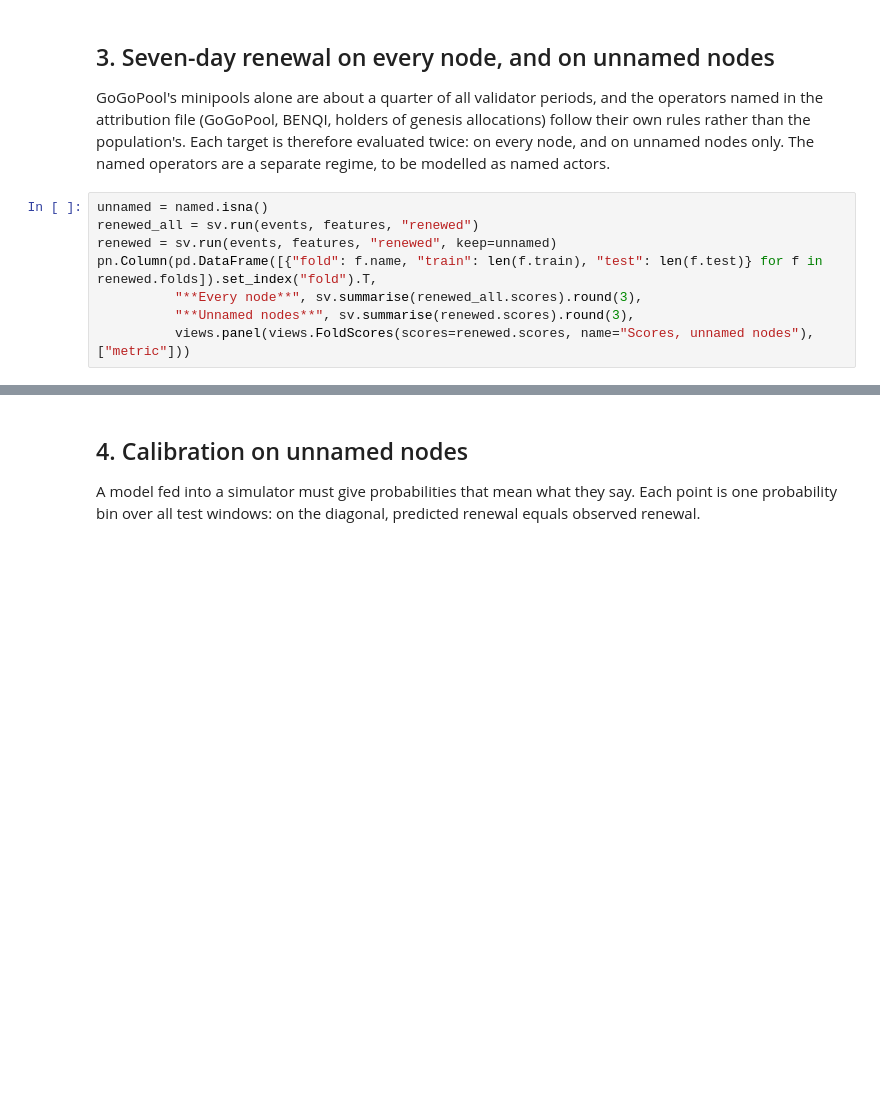
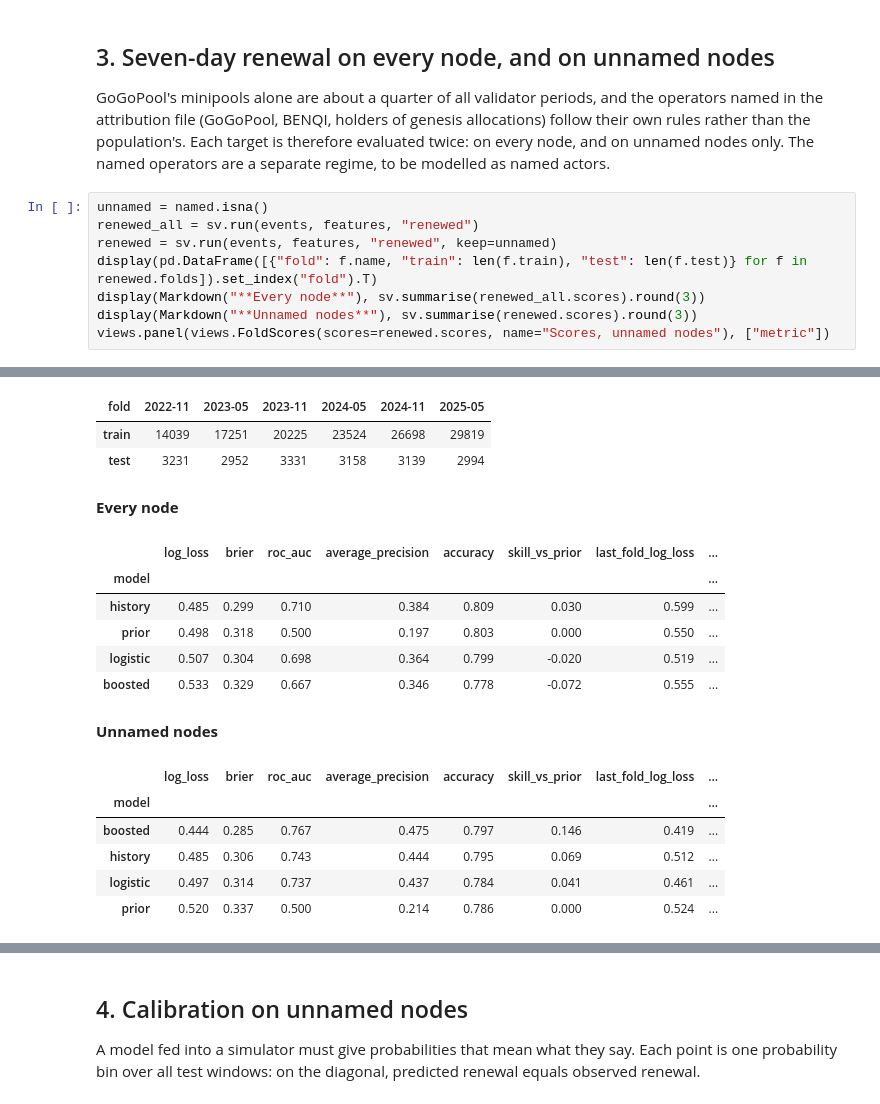
Before and after one commit to bonding-curves/avalanche-phase-ii-research, a Jupyter notebook: notebooks/behaviour-supervised.ipynb, the cells around one changed output, grey strips where cells are left out. Cells and saved outputs as stored; diff of their text form; blank space fills up the shorter version.

```diff
--- a/notebooks/behaviour-supervised.ipynb
+++ b/notebooks/behaviour-supervised.ipynb
@@ -104,8 +105,8 @@ GoGoPool's minipools alone are about a quarter of all validator periods, and the
 unnamed = named.isna()
 renewed_all = sv.run(events, features, "renewed")
 renewed = sv.run(events, features, "renewed", keep=unnamed)
-pn.Column(pd.DataFrame([{"fold": f.name, "train": len(f.train), "test": len(f.test)} for f in renewed.folds]).set_index("fold").T,
-          "**Every node**", sv.summarise(renewed_all.scores).round(3),
-          "**Unnamed nodes**", sv.summarise(renewed.scores).round(3),
-          views.panel(views.FoldScores(scores=renewed.scores, name="Scores, unnamed nodes"), ["metric"]))
+display(pd.DataFrame([{"fold": f.name, "train": len(f.train), "test": len(f.test)} for f in renewed.folds]).set_index("fold").T)
+display(Markdown("**Every node**"), sv.summarise(renewed_all.scores).round(3))
+display(Markdown("**Unnamed nodes**"), sv.summarise(renewed.scores).round(3))
+views.panel(views.FoldScores(scores=renewed.scores, name="Scores, unnamed nodes"), ["metric"])
 # %% [output]
@@ -113,3 +113,20 @@ WARNING:param.main: markers option not found for line plot with bokeh; similar o
+| fold | 2022-11 | 2023-05 | 2023-11 | 2024-05 | 2024-11 | 2025-05 |
+| train | 14039 | 17251 | 20225 | 23524 | 26698 | 29819 |
+| test | 3231 | 2952 | 3331 | 3158 | 3139 | 2994 |
+**Every node**
+|  | log_loss | brier | roc_auc | average_precision | accuracy | skill_vs_prior | last_fold_log_loss | ... |
+| model |  |  |  |  |  |  |  | ... |
+| history | 0.485 | 0.299 | 0.710 | 0.384 | 0.809 | 0.030 | 0.599 | ... |
+| prior | 0.498 | 0.318 | 0.500 | 0.197 | 0.803 | 0.000 | 0.550 | ... |
+| logistic | 0.507 | 0.304 | 0.698 | 0.364 | 0.799 | -0.020 | 0.519 | ... |
+| boosted | 0.533 | 0.329 | 0.667 | 0.346 | 0.778 | -0.072 | 0.555 | ... |
+**Unnamed nodes**
+|  | log_loss | brier | roc_auc | average_precision | accuracy | skill_vs_prior | last_fold_log_loss | ... |
+| model |  |  |  |  |  |  |  | ... |
+| boosted | 0.444 | 0.285 | 0.767 | 0.475 | 0.797 | 0.146 | 0.419 | ... |
+| history | 0.485 | 0.306 | 0.743 | 0.444 | 0.795 | 0.069 | 0.512 | ... |
+| logistic | 0.497 | 0.314 | 0.737 | 0.437 | 0.784 | 0.041 | 0.461 | ... |
+| prior | 0.520 | 0.337 | 0.500 | 0.214 | 0.786 | 0.000 | 0.524 | ... |
 [interactive output not drawn]
 # %% [markdown]
 ## 4. Calibration on unnamed nodes
```
Also changed, not shown: parts of 6 cells of this notebook, 2 other files.
